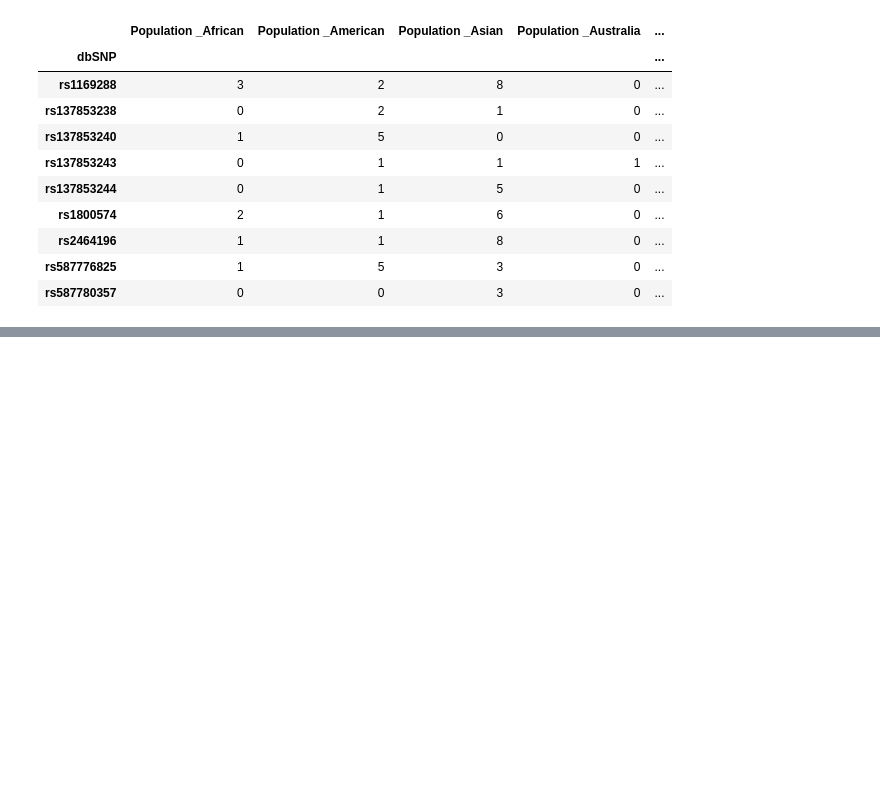
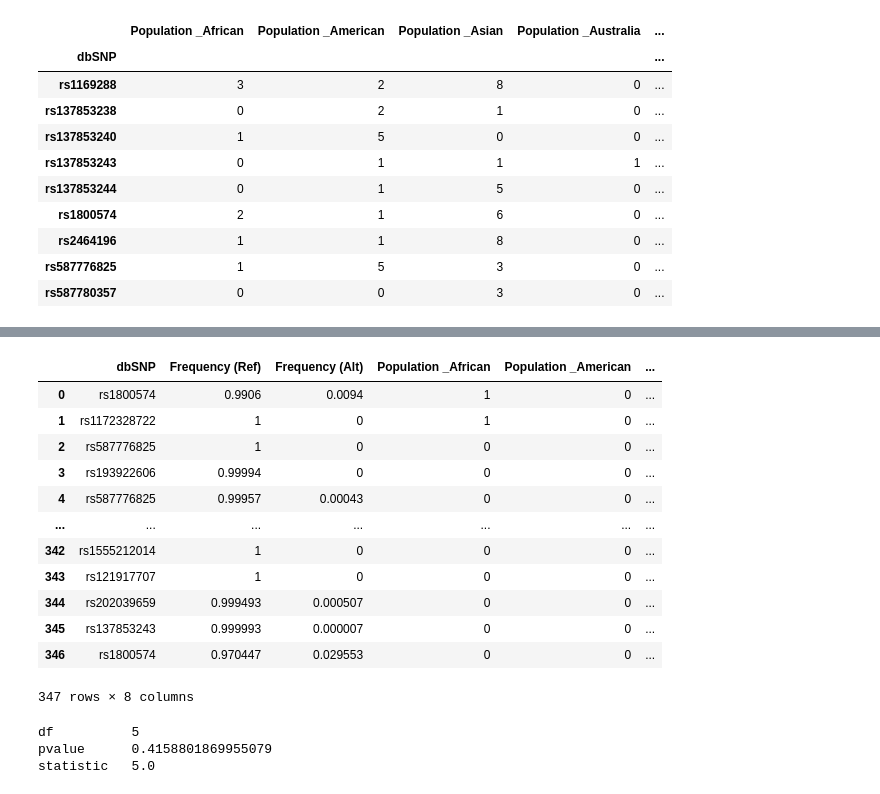
Before and after one commit to Bhushan-Wagh025/Stage4_Hackbio-1, a Jupyter notebook: Stage4_Analysis_Vinay.ipynb, the cells around one changed output, grey strips where cells are left out. Saved outputs shown, nothing was run; the diff lists cells and outputs as text; code cells hidden in the pictures; blank space fills up the shorter version.

```diff
--- a/Stage4_Analysis_Vinay.ipynb
+++ b/Stage4_Analysis_Vinay.ipynb
@@ -114,0 +119,4 @@ df2[df2.Total >= 7]
+# %%
+df = pd.read_excel("../Downloads/Analysed_data.xlsx")
+df = df.loc[:, ~df.columns.str.contains('^Unnamed')]
+df
@@ -114,0 +137,18 @@ df2[df2.Total >= 7]
+# %%
+df = pd.get_dummies(df, columns = ['Population '])
+df = df.drop("PubMed ID", axis=1)
+df
+# %% [output]
+|  | dbSNP | Frequency (Ref) | Frequency (Alt) | Population _African | Population _American | ... |
+| 0 | rs1800574 | 0.9906 | 0.0094 | 1 | 0 | ... |
+| 1 | rs1172328722 | 1 | 0 | 1 | 0 | ... |
+| 2 | rs587776825 | 1 | 0 | 0 | 0 | ... |
+| 3 | rs193922606 | 0.99994 | 0 | 0 | 0 | ... |
+| 4 | rs587776825 | 0.99957 | 0.00043 | 0 | 0 | ... |
+| ... | ... | ... | ... | ... | ... | ... |
+| 342 | rs1555212014 | 1 | 0 | 0 | 0 | ... |
+| 343 | rs121917707 | 1 | 0 | 0 | 0 | ... |
+| 344 | rs202039659 | 0.999493 | 0.000507 | 0 | 0 | ... |
+| 345 | rs137853243 | 0.999993 | 0.000007 | 0 | 0 | ... |
+| 346 | rs1800574 | 0.970447 | 0.029553 | 0 | 0 | ... |
+347 rows × 8 columns
@@ -114,0 +161,6 @@ df2[df2.Total >= 7]
+# %%
+print(cochrans_q(df1))
+# %% [output]
+df          5
+pvalue      0.4158801869955079
+statistic   5.0
```
Also changed, not shown: parts of 5 cells of this notebook.
